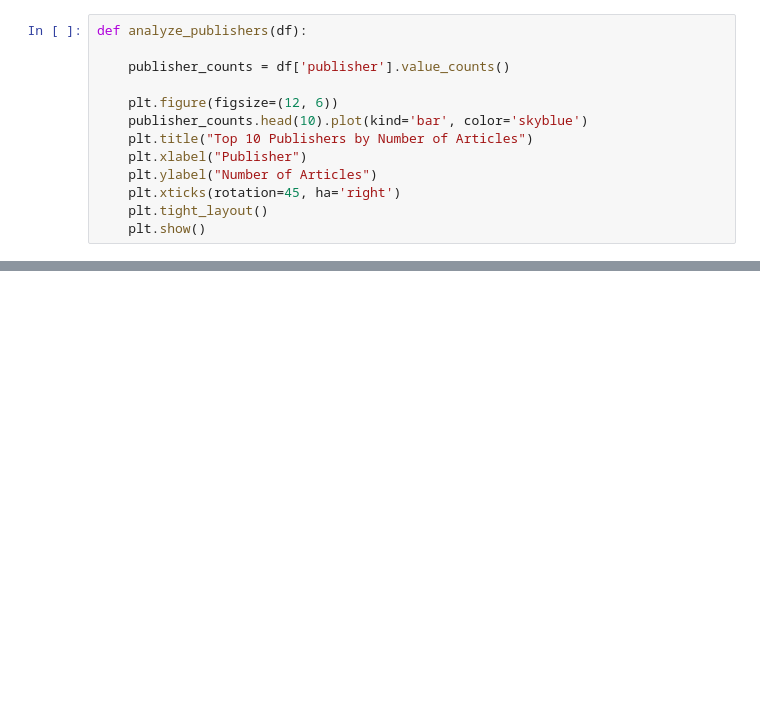
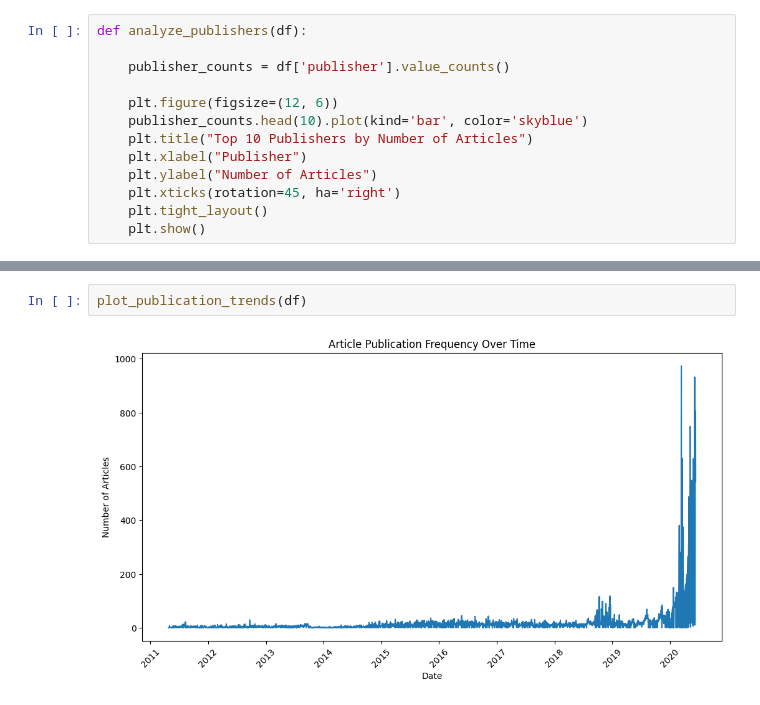
Before and after one commit to nahdes/fincialdata, a Jupyter notebook: notebooks/sentment.ipynb, the cells around one changed output, grey strips where cells are left out. Saved outputs shown, nothing was run; the diff lists cells and outputs as text; blank space fills up the shorter version.

```diff
--- a/notebooks/sentment.ipynb
+++ b/notebooks/sentment.ipynb
@@ -122,0 +200,4 @@ def analyze_publishers(df):
+# %%
+plot_publication_trends(df)
+# %% [output]
+[figure, added]
```
Also changed, not shown: parts of 19 cells of this notebook.
